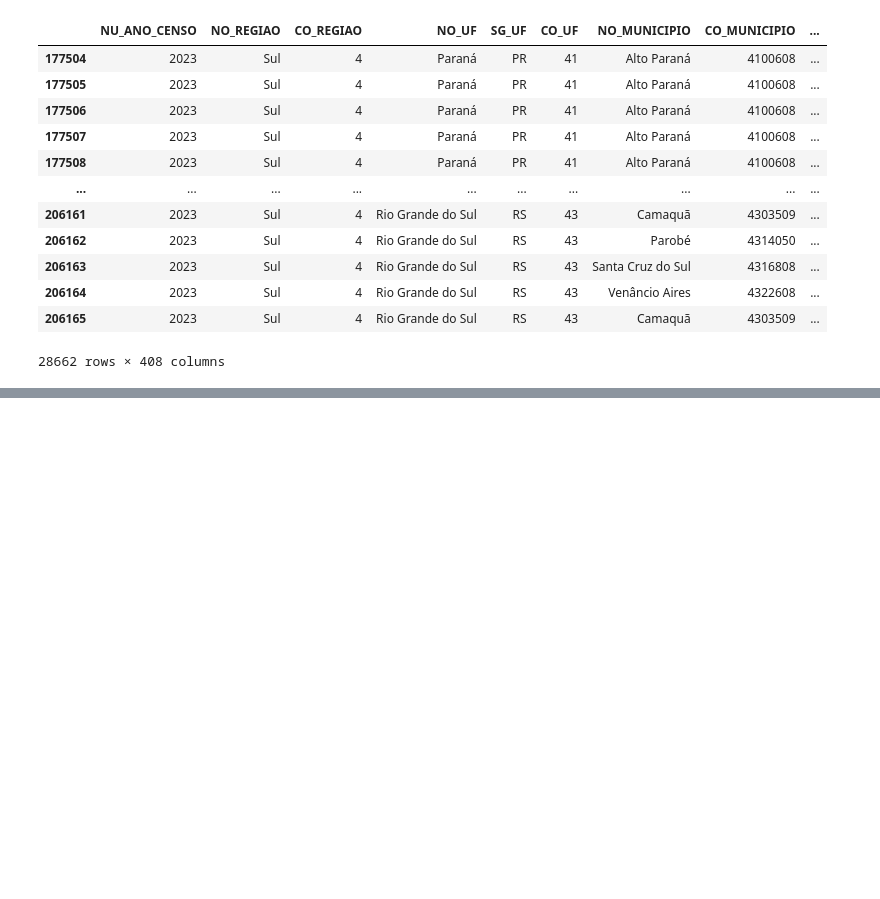
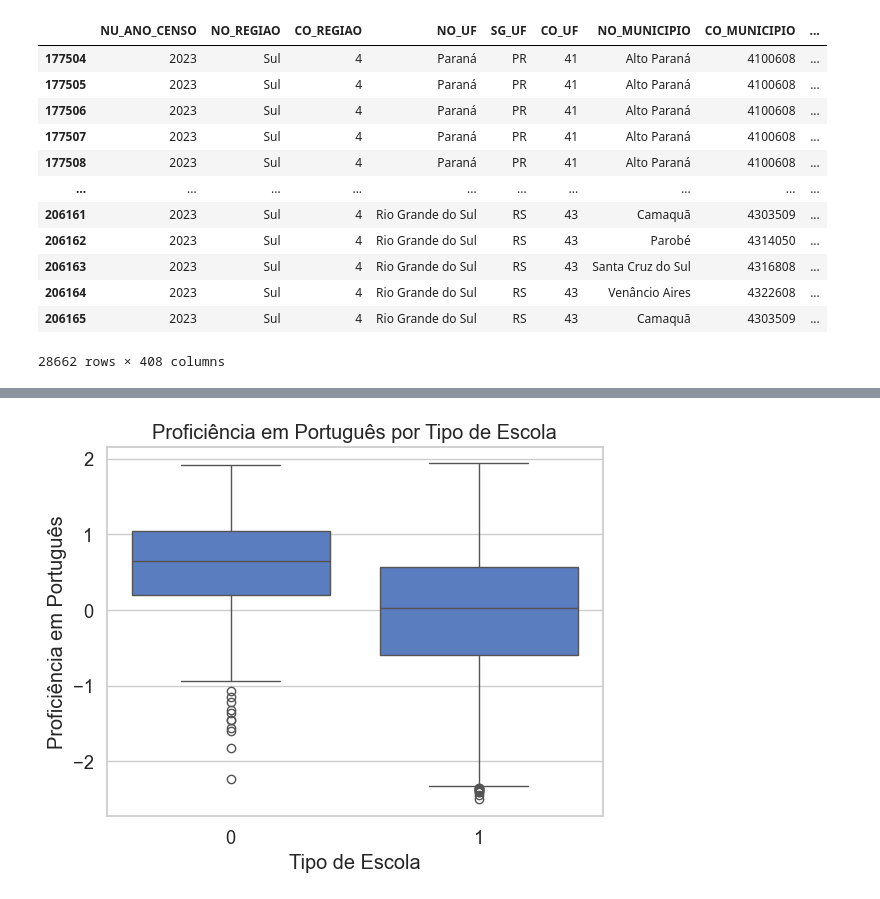
Before and after one commit to gustavo-losch/extensionista-cpa, a Jupyter notebook: setup_inicial.ipynb, the cells around one changed output, grey strips where cells are left out. Cells and saved outputs as stored; diff of their text form; code cells hidden in the pictures; blank space fills up the shorter version.

Commit message:
up: plots and new profiling

```diff
--- a/setup_inicial.ipynb
+++ b/setup_inicial.ipynb
@@ -134,0 +148,10 @@ df_censo_sul
+# %%
+sns.set_theme(style='whitegrid', palette='muted', font_scale=1.2)
+# %%
+sns.boxplot(x='IN_PUBLICA', y='PROFICIENCIA_LP', data=df_ts_aluno_2ef_sul, )
+plt.title('Proficiência em Português por Tipo de Escola')
+plt.xlabel('Tipo de Escola')
+plt.ylabel('Proficiência em Português')
+plt.show()
+# %% [output]
+[figure, added]
```
Also changed, not shown: parts of 16 cells of this notebook, 4 other files.
